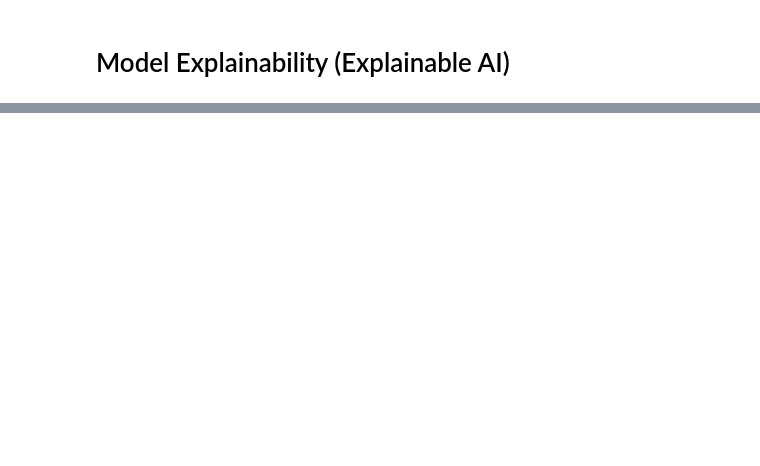
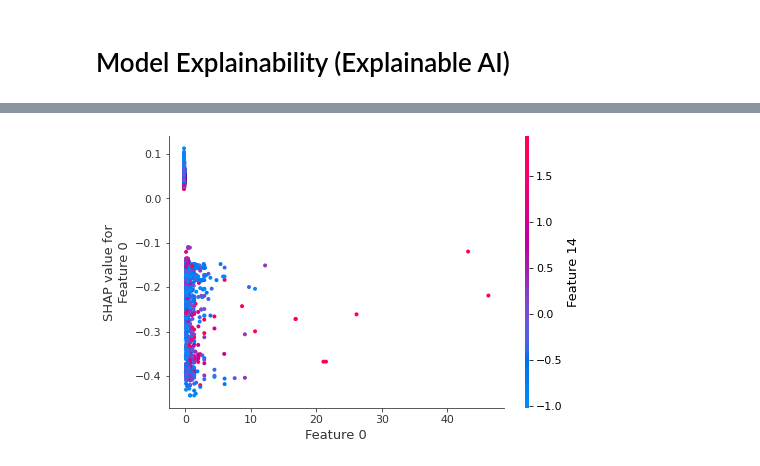
Before and after one commit to nalymugwe/The-MLC-Projects, a Jupyter notebook: Android_Malware_Detection.ipynb, the cells around one changed output, grey strips where cells are left out. Cells and saved outputs as stored; diff of their text form; code cells hidden in the pictures; blank space fills up the shorter version.

```diff
--- a/Android_Malware_Detection.ipynb
+++ b/Android_Malware_Detection.ipynb
@@ -343,0 +430,4 @@ Name: Class, dtype: int64
+# %%
+shap.dependence_plot("Feature 0", shap_values[0], X_test)
+# %% [output]
+[figure, added]
```
Also changed, not shown: parts of 51 cells of this notebook.
